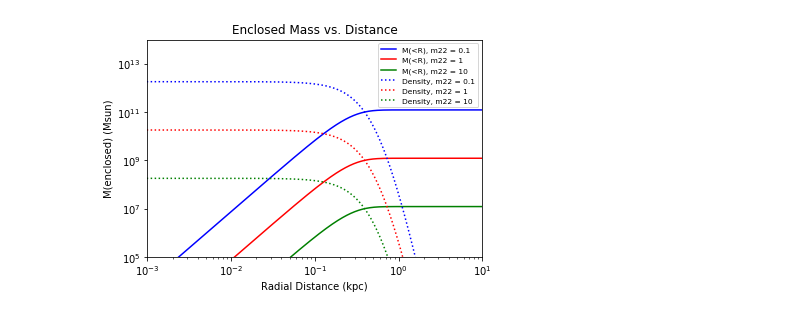
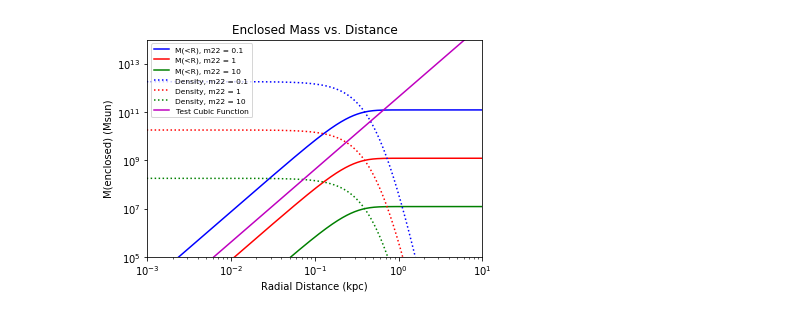
Before and after one commit to mnotis/FDM2020, a Jupyter notebook: Enclosed Mass.ipynb, the cells around one changed output. Cells and saved outputs as stored; diff of their text form; code cells hidden in the pictures.

Commit message:
analyzed mass profiles

```diff
--- a/Enclosed Mass.ipynb
+++ b/Enclosed Mass.ipynb
@@ -51,36 +51,41 @@ def an_prof2(r, rc, m22):
 def plotter(upper_bound,rc,m22, c):
     r = np.linspace(0, upper_bound, 10000)
     m_enc = np.zeros(10000)
     for i in range(1, 10000):
         I = quad(an_prof2, 0, r[i], args=(rc,m22))
         m_enc[i] = I[0]
     plt.plot(r, m_enc, c)
     plt.xscale('log')
     plt.yscale('log')
     plt.xlabel('Radial Distance (kpc)')
     plt.ylabel('M(enclosed) (Msun)')
     plt.title('Enclosed Mass vs. Distance')
     plt.ylim(10**(5), 10**(14))
     plt.xlim(10**(-3), 10**(1))
 
 def an_plotter(upper_bound, rc, m22, c):
     r = np.linspace(0, upper_bound, 10000)
     plt.plot(r, an_prof(r, rc, m22), c)
 
 #testing
 plotter(15, 0.18, 0.1, 'b')
 plotter(15, 0.18, 1, 'r')
 plotter(15, 0.18, 10, 'g')
 
 an_plotter(15, 0.18, 0.1, 'b:')
 an_plotter(15, 0.18, 1, 'r:')
 an_plotter(15, 0.18, 10, 'g:')
 
-plt.legend(['M(<R), m22 = 0.1','M(<R), m22 = 1', 'M(<R), m22 = 10', 'Density, m22 = 0.1', 'Density, m22 = 1', 'Density, m22 = 10'],  prop={"size":7.5})
+test_r = np.linspace(0, 1000, 1000000)
+cubic =  10**(11)*(4/3)*np.pi*(test_r**3)
+plt.plot(test_r,cubic, 'm')
 
-plt.savefig('/mnt/c/Users/Noah Notis/Desktop/profiles.png')
+
+plt.legend(['M(<R), m22 = 0.1','M(<R), m22 = 1', 'M(<R), m22 = 10', 'Density, m22 = 0.1', 'Density, m22 = 1', 'Density, m22 = 10', 'Test Cubic Function'],  prop={"size":7.5})
+
+plt.savefig('/mnt/c/Users/Noah Notis/Dropbox/USRP2020_Noah/src/FDM2020/enclosed_mass/r256/analytic_profiles.png')
 # %% [output]
-[figure, old version]
+[figure, new version]
 # %%
 def mass_profile_file(file_path):
     hf = h5py.File(file_path, 'r')
```
Also changed, not shown: parts of 8 cells of this notebook, 5 other files.
